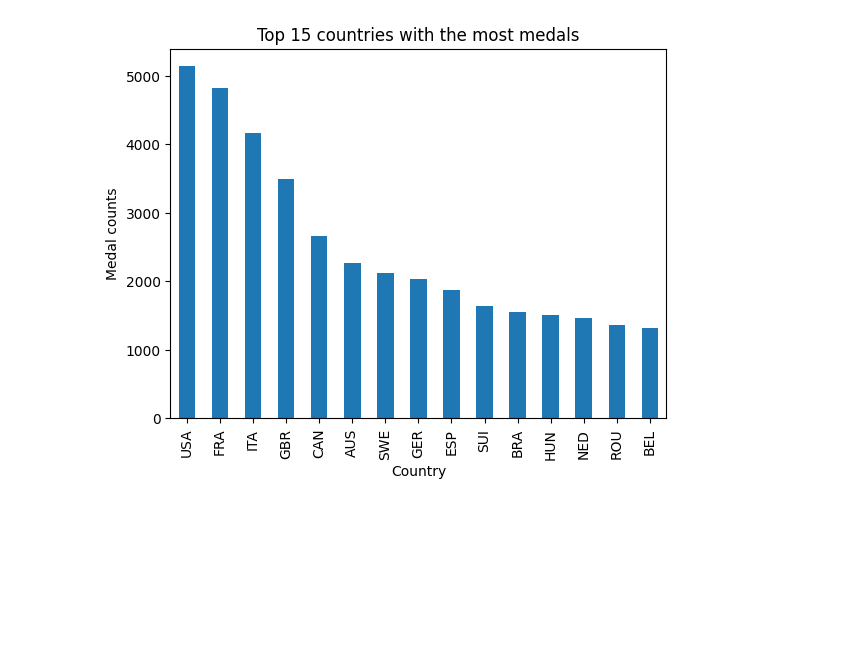
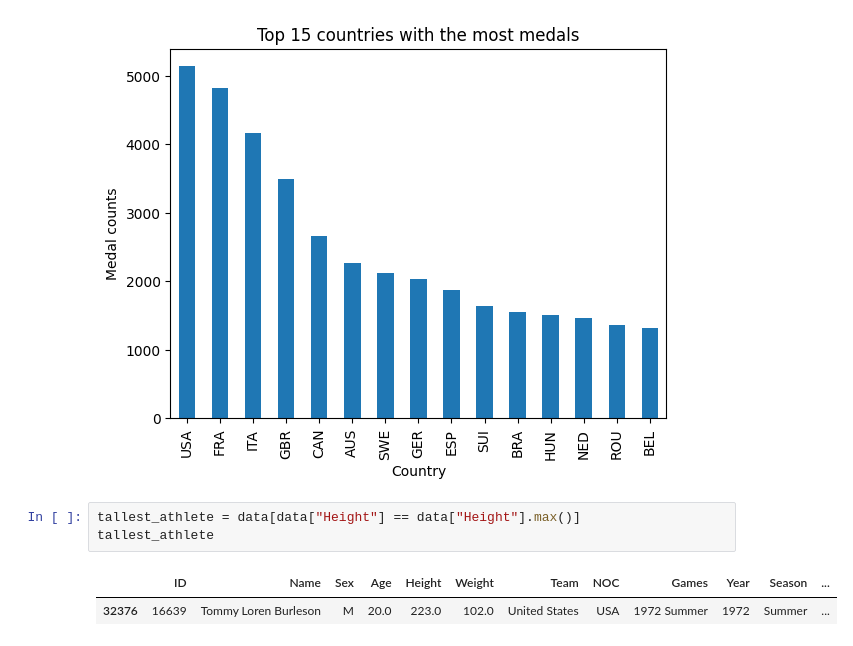
Before and after one commit to samwanyua/Exploratory-Data-Analysis-EDA--Olympics-Dataset, a Jupyter notebook: Notebook.ipynb, the cells around one changed output. Cells and saved outputs as stored; diff of their text form; blank space fills up the shorter version.

```diff
--- a/Notebook.ipynb
+++ b/Notebook.ipynb
@@ -310,3 +311,9 @@ plt.ylabel("Medal counts")
 plt.show()
 # %% [output]
 [figure]
+# %%
+tallest_athlete = data[data["Height"] == data["Height"].max()]
+tallest_athlete
+# %% [output]
+|  | ID | Name | Sex | Age | Height | Weight | Team | NOC | Games | Year | Season | ... |
+| 32376 | 16639 | Tommy Loren Burleson | M | 20.0 | 223.0 | 102.0 | United States | USA | 1972 Summer | 1972 | Summer | ... |
```
Also changed, not shown: parts of 3 cells of this notebook.
